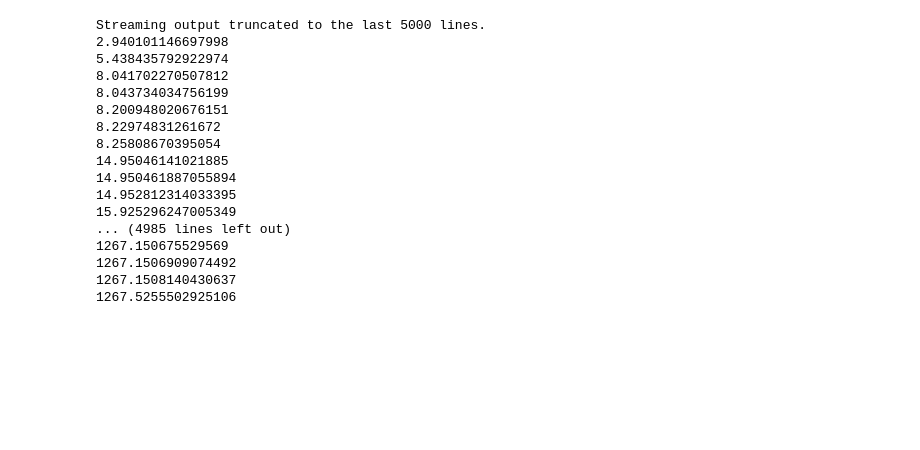
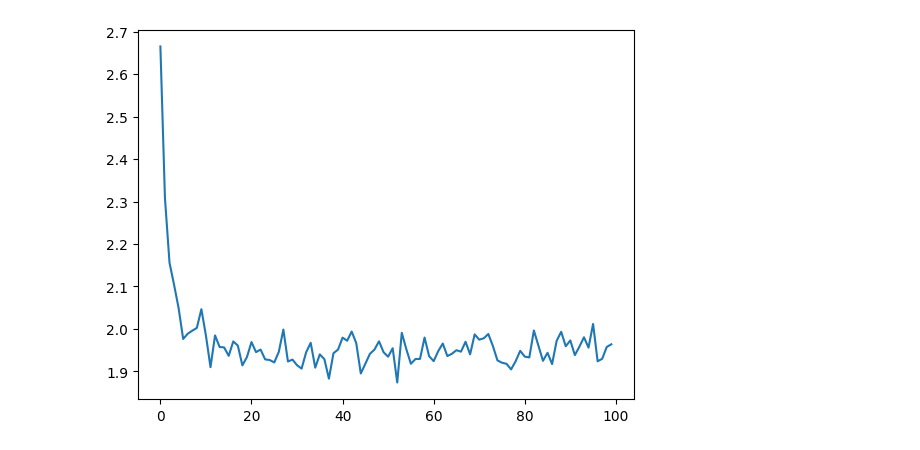
Before and after one commit to AyushiB56/Neural-Network, a Jupyter notebook: vanilla_RNN.ipynb, the cells around one changed output. Drawn from its saved outputs; the diff is of its cells as text; code cells hidden in the pictures; blank space fills up the shorter version.

```diff
--- a/vanilla_RNN.ipynb
+++ b/vanilla_RNN.ipynb
@@ -38,0 +37,4 @@ def load_data():
+# %%
+def find_letter(letter):
+  idx=all_letters.find(letter)
+  return idx
@@ -38,0 +52,2 @@ def load_data():
+# %%
+choice= random.randint(0, 9)
@@ -76,0 +105,34 @@ def random_training_example(category_lines, all_categories):
+# %%
+loss_epoch=[]
+result =[]
+current_loss=0
+countries, categories= load_data()
+output_size=len(countries)
+hidden_size=132
+n_total=0
+n_correct=0
+rnn= Rnn_model(input_size=n_length,hidden_size=hidden_size,output_size=output_size)
+loss= nn.NLLLoss()
+
+optimizer= torch.optim.Adam(rnn.parameters(), lr=0.005)
+
+for epoch in range(100000):
+
+    category, country,country_tensor,line_tensor= random_choice(countries, categories)
+    loss_fn,output= train(line_tensor)
+    current_loss+=loss_fn
+
+    if (epoch+1) % 1000 == 0:
+      loss_epoch.append(current_loss/1000)
+      current_loss=0
+    if (epoch+1) % 5000 == 0:
+        guess = category_output(output)
+        guess_2= countries[guess]
+        correct = "CORRECT" if guess_2 == country else f"WRONG ({country})"
+        print(f"{epoch+1} {(epoch+1)/1000*100} {loss_fn:.4f} / {guess_2} {correct}")
+        if guess_2 == country:
+          n_correct+=1
+        n_total+=1
+
+accuracy= n_correct/n_total
+print(accuracy)
@@ -123,2 +159,8 @@ def train(line_tensor,country_tensor):
+# %%
+plt.figure()
+plt.plot(loss_epoch)
+plt.show()
+# %% [output]
+[figure, added]
 # %%
 def category_output(output):
@@ -129,30 +167,0 @@ loss_epoch= []
-# %%
-all_loss=[]
-current_loss=0
-for i in range(100000):
-  country_tensor,country,people_name,line_tensor= random_set(country_people_name,countries)
-  output,train_loss=train(line_tensor,country_tensor)
-  current_loss+=train_loss
-  print(current_loss)
-
-  if (i+1)%1000==0:
-    all_loss.append(current_loss/1000)
-    current_loss=0
-# %% [output]
-Streaming output truncated to the last 5000 lines.
-2.940101146697998
-5.438435792922974
-8.041702270507812
-8.043734034756199
-8.200948020676151
-8.22974831261672
-8.25808670395054
-14.95046141021885
-14.950461887055894
-14.952812314033395
-15.925296247005349
-... (4985 lines left out)
-1267.150675529569
-1267.1506909074492
-1267.1508140430637
-1267.5255502925106
```
Also changed, not shown: parts of 27 cells of this notebook.
